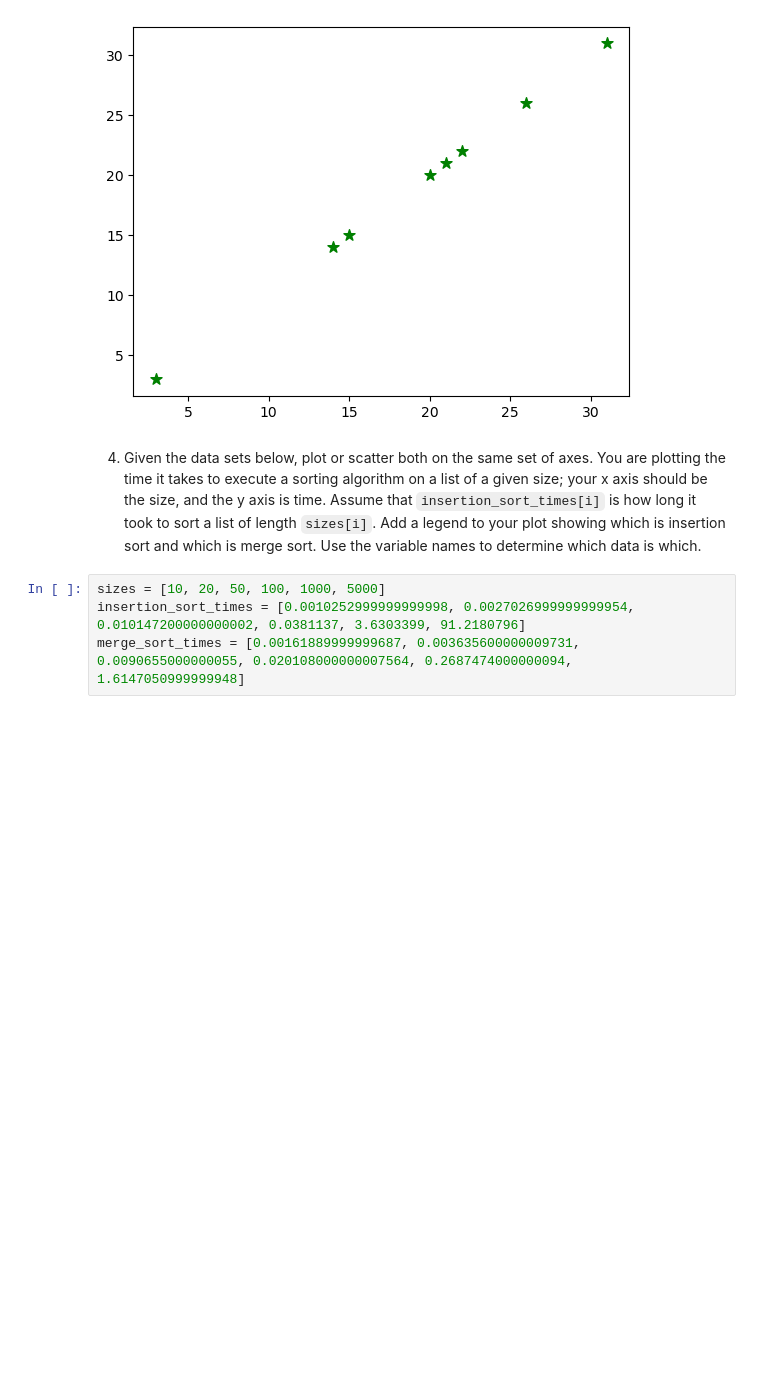
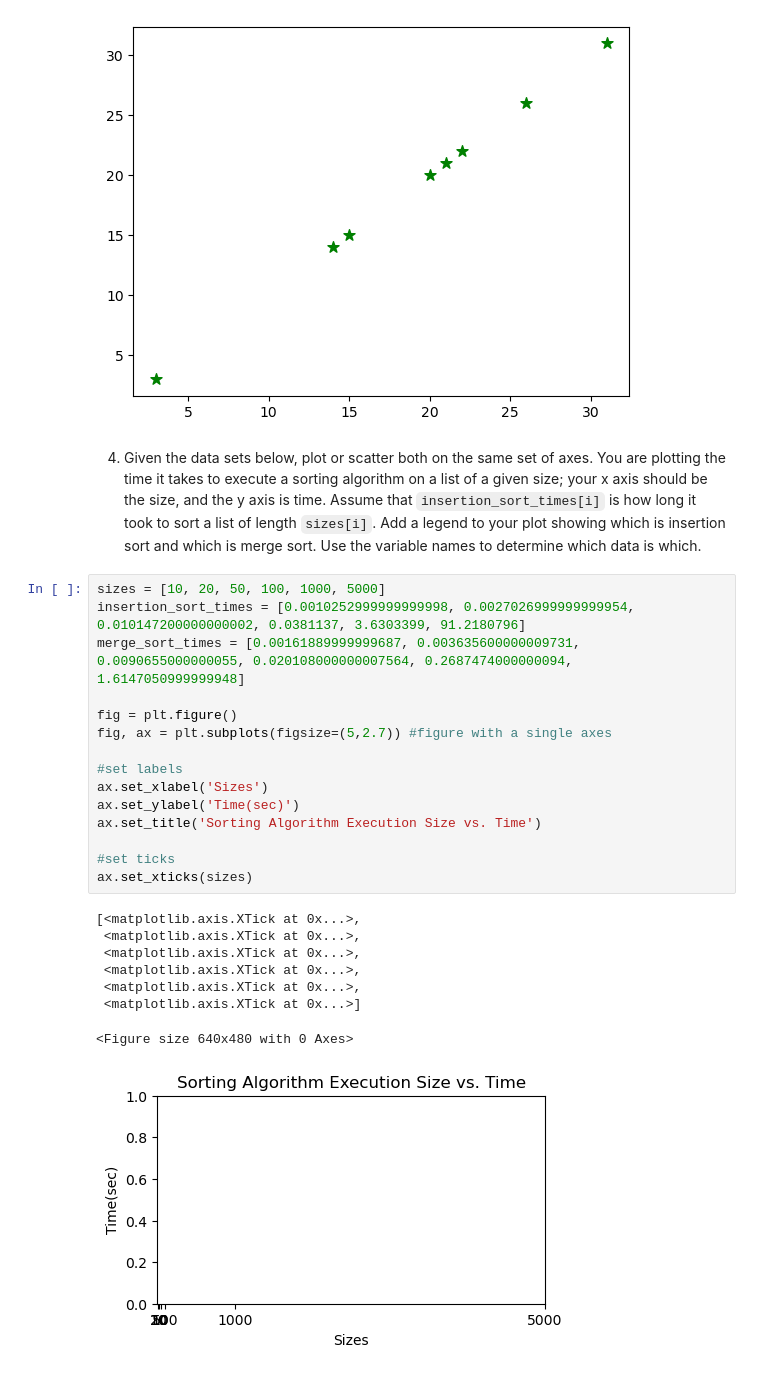
Before and after one commit to LindseySully/Module_03, a Jupyter notebook: pyplot.ipynb, the cells around one changed output. Cells and saved outputs as stored; diff of their text form; blank space fills up the shorter version.

```diff
--- a/pyplot.ipynb
+++ b/pyplot.ipynb
@@ -129,4 +90,24 @@ Values for Plot & Scatter [20, 26, 22, 15, 31, 14, 21, 3]
 # %%
 sizes = [10, 20, 50, 100, 1000, 5000]
 insertion_sort_times = [0.0010252999999999998, 0.0027026999999999954, 0.010147200000000002, 0.0381137, 3.6303399, 91.2180796]
 merge_sort_times = [0.00161889999999687, 0.003635600000009731, 0.0090655000000055, 0.020108000000007564, 0.2687474000000094, 1.6147050999999948]
+
+fig = plt.figure()
+fig, ax = plt.subplots(figsize=(5,2.7)) #figure with a single axes
+
+#set labels
+ax.set_xlabel('Sizes')
+ax.set_ylabel('Time(sec)')
+ax.set_title('Sorting Algorithm Execution Size vs. Time')
+
+#set ticks
+ax.set_xticks(sizes)
+# %% [output]
+[<matplotlib.axis.XTick at 0x...>,
+ <matplotlib.axis.XTick at 0x...>,
+ <matplotlib.axis.XTick at 0x...>,
+ <matplotlib.axis.XTick at 0x...>,
+ <matplotlib.axis.XTick at 0x...>,
+ <matplotlib.axis.XTick at 0x...>]
+<Figure size 640x480 with 0 Axes>
+[figure, added]
```
Also changed, not shown: parts of 4 cells of this notebook.
